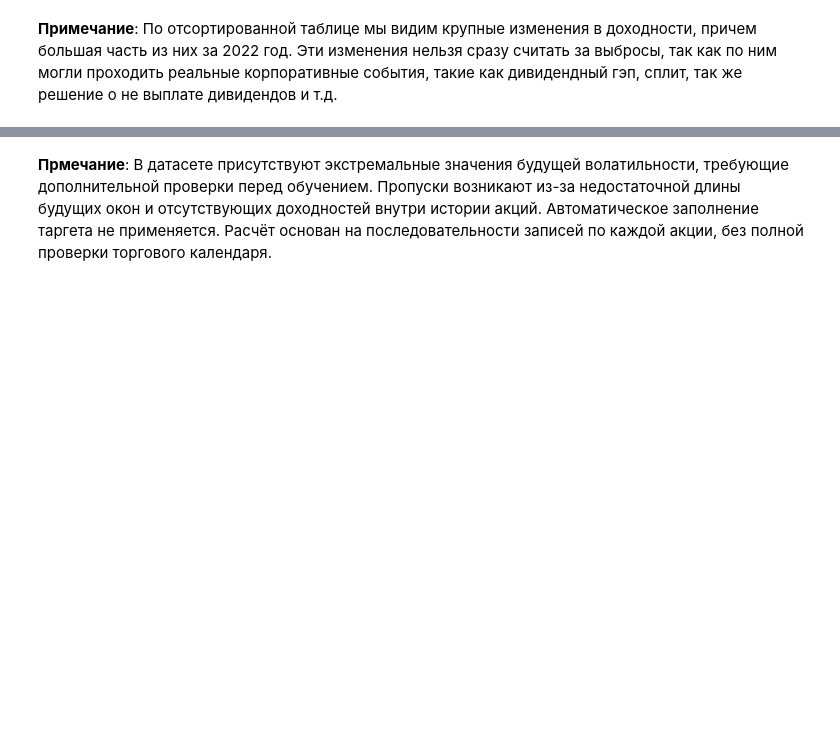
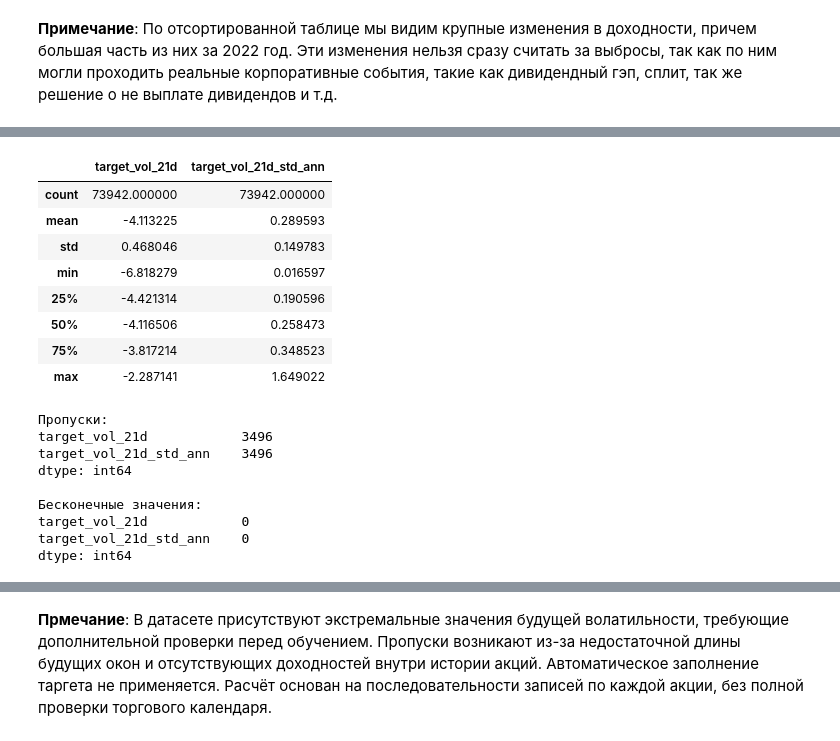
Before and after one commit to hunger104/year-long-project-t14, a Jupyter notebook: notebooks/01_quality.ipynb, the cells around one changed output, grey strips where cells are left out. Drawn from its saved outputs; the diff is of its cells as text; code cells hidden in the pictures; blank space fills up the shorter version.

```diff
--- a/notebooks/01_quality.ipynb
+++ b/notebooks/01_quality.ipynb
@@ -403,6 +458,41 @@ returns_df["target_vol_21d"] = (
     )
     * np.sqrt(252)
 )
+# %%
+targets = ["target_vol_21d", "target_vol_21d_std_ann"]
+
+display(returns_df[targets].describe())
+
+print("Пропуски:")
+print(returns_df[targets].isna().sum())
+
+print("\nБесконечные значения:")
+print(np.isinf(returns_df[targets]).sum())
+
+assert np.isfinite(returns_df[targets].dropna()).all().all()
+
+# В конце каждой акции нет полного будущего окна
+last_21 = returns_df.groupby("secid").tail(21)
+assert last_21[targets].isna().all().all()
+# %% [output]
+|  | target_vol_21d | target_vol_21d_std_ann |
+| count | 73942.000000 | 73942.000000 |
+| mean | -4.113225 | 0.289593 |
+| std | 0.468046 | 0.149783 |
+| min | -6.818279 | 0.016597 |
+| 25% | -4.421314 | 0.190596 |
+| 50% | -4.116506 | 0.258473 |
+| 75% | -3.817214 | 0.348523 |
+| max | -2.287141 | 1.649022 |
+Пропуски:
+target_vol_21d            3496
+target_vol_21d_std_ann    3496
+dtype: int64
+
+Бесконечные значения:
+target_vol_21d            0
+target_vol_21d_std_ann    0
+dtype: int64
 # %%
 print("СТАТИСТИКА ТАРГЕТА")
 
```
Also changed, not shown: parts of 12 cells of this notebook.
